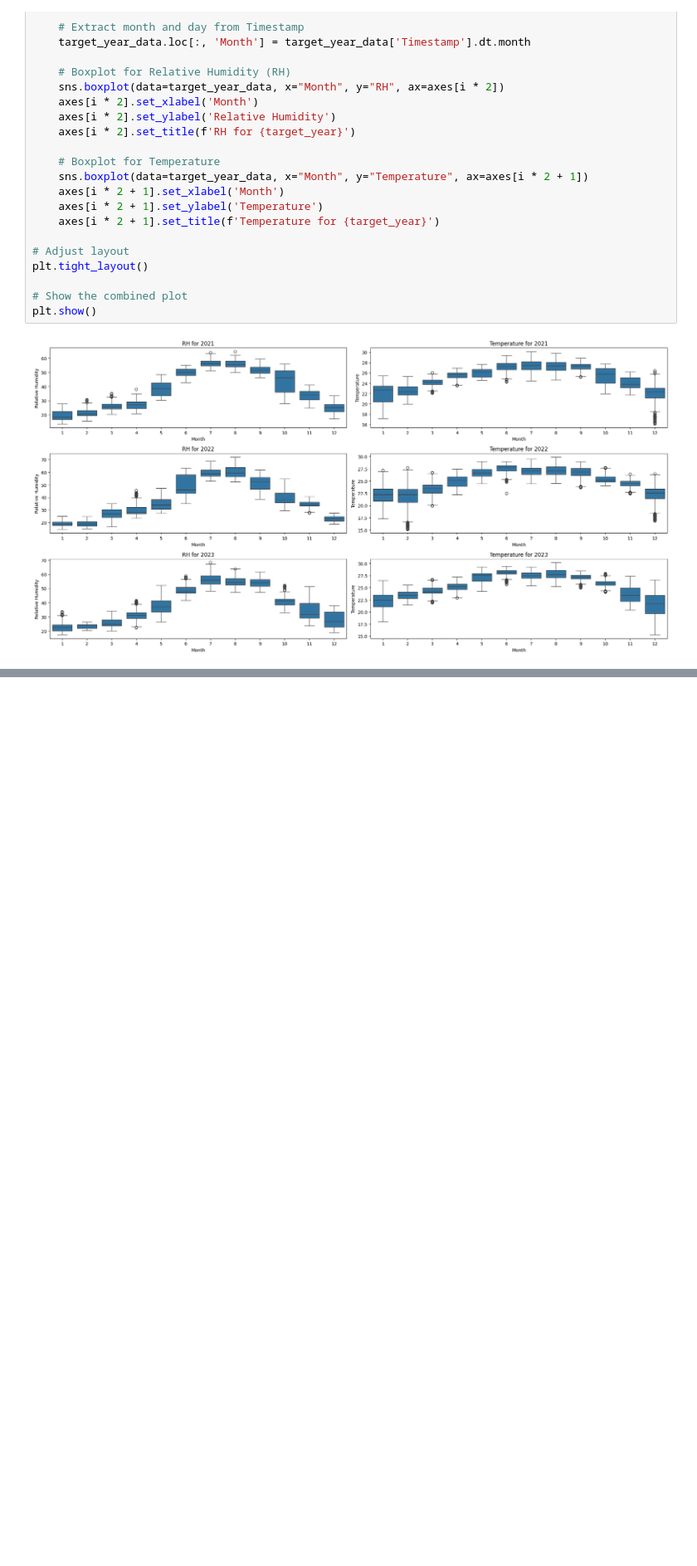
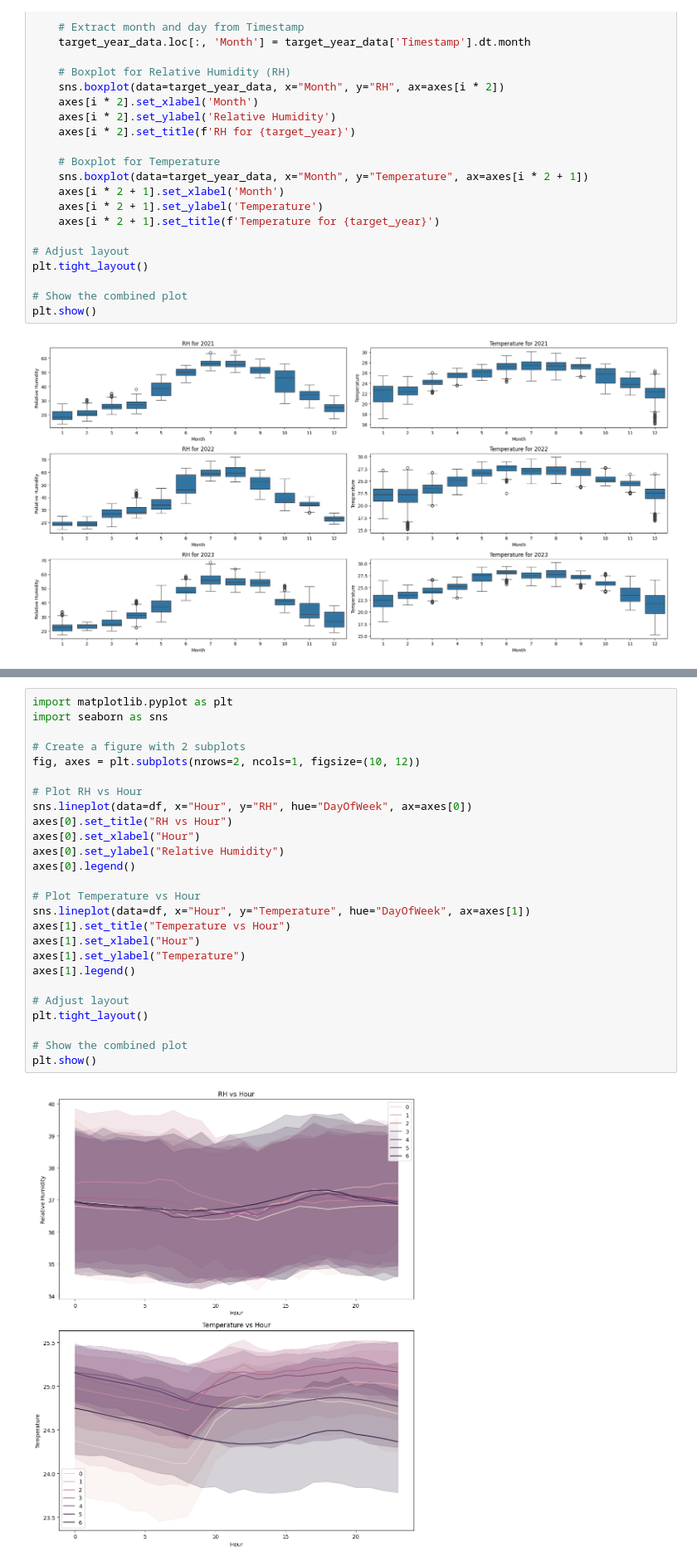
Before and after one commit to mshapna/EDA_Timeseries, a Jupyter notebook: EDA_Ver2.ipynb, the cells around one changed output, grey strips where cells are left out. Shown at 83% size. Cells and saved outputs as stored; diff of their text form; blank space fills up the shorter version.

```diff
--- a/EDA_Ver2.ipynb
+++ b/EDA_Ver2.ipynb
@@ -326,0 +419,28 @@ plt.show()
+# %%
+import matplotlib.pyplot as plt
+import seaborn as sns
+
+# Create a figure with 2 subplots
+fig, axes = plt.subplots(nrows=2, ncols=1, figsize=(10, 12))
+
+# Plot RH vs Hour
+sns.lineplot(data=df, x="Hour", y="RH", hue="DayOfWeek", ax=axes[0])
+axes[0].set_title("RH vs Hour")
+axes[0].set_xlabel("Hour")
+axes[0].set_ylabel("Relative Humidity")
+axes[0].legend()
+
+# Plot Temperature vs Hour
+sns.lineplot(data=df, x="Hour", y="Temperature", hue="DayOfWeek", ax=axes[1])
+axes[1].set_title("Temperature vs Hour")
+axes[1].set_xlabel("Hour")
+axes[1].set_ylabel("Temperature")
+axes[1].legend()
+
+# Adjust layout
+plt.tight_layout()
+
+# Show the combined plot
+plt.show()
+# %% [output]
+[figure, added]
```
Also changed, not shown: parts of 4 cells of this notebook.
